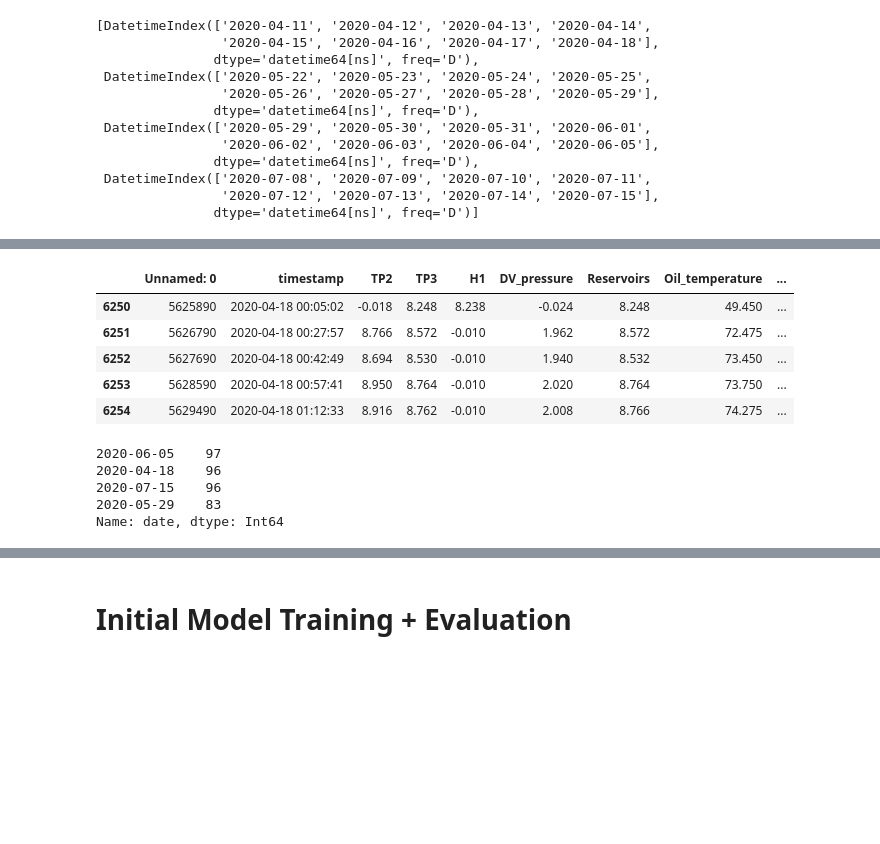
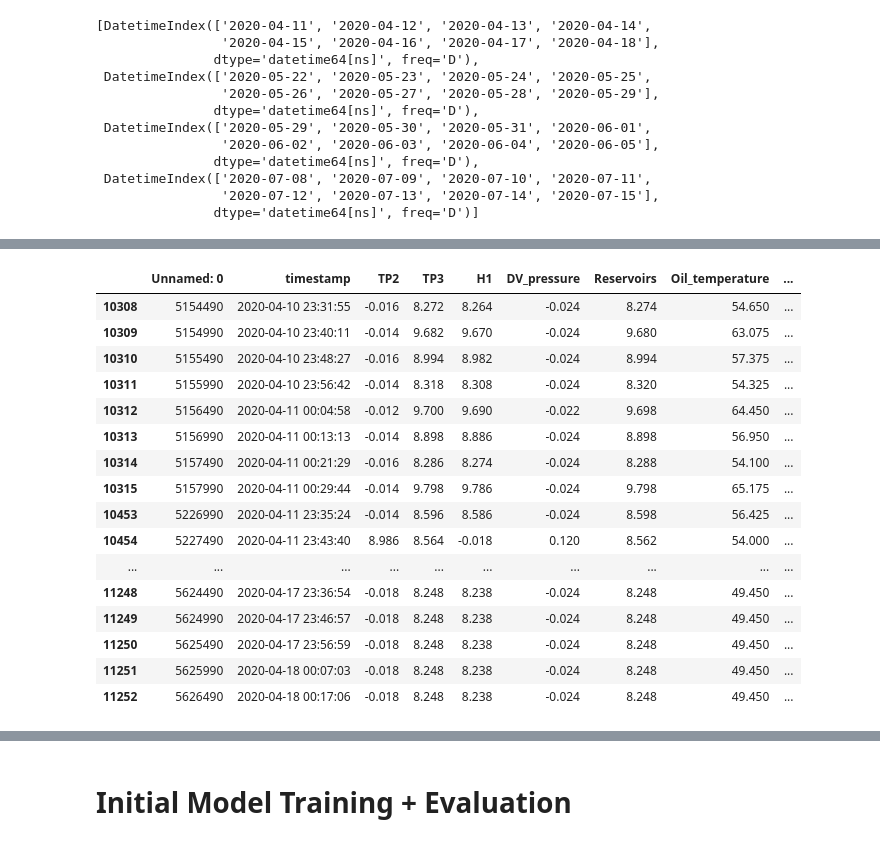
Before and after one commit to Dave-Codes/Predictive-Maintenance, a Jupyter notebook: predictive-maintenance-metropt-3.ipynb, the cells around one changed output, grey strips where cells are left out. Drawn from its saved outputs; the diff is of its cells as text; code cells hidden in the pictures; blank space fills up the shorter version.

```diff
--- a/predictive-maintenance-metropt-3.ipynb
+++ b/predictive-maintenance-metropt-3.ipynb
@@ -161,10 +147,3 @@ fail_ranges
  DatetimeIndex(['2020-07-08', '2020-07-09', '2020-07-10', '2020-07-11',
                 '2020-07-12', '2020-07-13', '2020-07-14', '2020-07-15'],
                dtype='datetime64[ns]', freq='D')]
-# %%
-# Converting the timestamp column to the pandas datetime date type
-metro_df_large['timestamp'] = pd.to_datetime(metro_df_large['timestamp'])
-print(metro_df_large.timestamp.dtype)
-
-metro_df_large['date'] = metro_df_large['timestamp'].dt.date.astype('string')
-metro_df_large.dtypes
@@ -192,3 +149,0 @@ dtype: object
-# %%
-metro_df_large['date'] = metro_df_large['date']
-metro_df_large['date'].head()
@@ -214,5 +159,5 @@ dates_regex = '|'.join(failure_dates)
-# %%
-metro_df_large['fail_state'] = metro_df_large['date'].str.contains(dates_regex)
+# %%
+metro_df_large['fail_state'] = metro_df_large.timestamp.dt.round('H').isin(fail_ranges[0])
 # %%
 metro_df_large['fail_state'].value_counts()
 # %% [output]
@@ -231,19 +176,22 @@ metro_df_large.head()
 # %%
 failed_df = metro_df_large.loc[metro_df_large['fail_state'] == 1]
 #failed_df['date'] = failed_df.timestamp.dt.date
-failed_df.head()
+failed_df
 # %% [output]
 |  | Unnamed: 0 | timestamp | TP2 | TP3 | H1 | DV_pressure | Reservoirs | Oil_temperature | ... |
-| 6250 | 5625890 | 2020-04-18 00:05:02 | -0.018 | 8.248 | 8.238 | -0.024 | 8.248 | 49.450 | ... |
-| 6251 | 5626790 | 2020-04-18 00:27:57 | 8.766 | 8.572 | -0.010 | 1.962 | 8.572 | 72.475 | ... |
-| 6252 | 5627690 | 2020-04-18 00:42:49 | 8.694 | 8.530 | -0.010 | 1.940 | 8.532 | 73.450 | ... |
-| 6253 | 5628590 | 2020-04-18 00:57:41 | 8.950 | 8.764 | -0.010 | 2.020 | 8.764 | 73.750 | ... |
-| 6254 | 5629490 | 2020-04-18 01:12:33 | 8.916 | 8.762 | -0.010 | 2.008 | 8.766 | 74.275 | ... |
+| 10308 | 5154490 | 2020-04-10 23:31:55 | -0.016 | 8.272 | 8.264 | -0.024 | 8.274 | 54.650 | ... |
+| 10309 | 5154990 | 2020-04-10 23:40:11 | -0.014 | 9.682 | 9.670 | -0.024 | 9.680 | 63.075 | ... |
+| 10310 | 5155490 | 2020-04-10 23:48:27 | -0.016 | 8.994 | 8.982 | -0.024 | 8.994 | 57.375 | ... |
+| 10311 | 5155990 | 2020-04-10 23:56:42 | -0.014 | 8.318 | 8.308 | -0.024 | 8.320 | 54.325 | ... |
+| 10312 | 5156490 | 2020-04-11 00:04:58 | -0.012 | 9.700 | 9.690 | -0.022 | 9.698 | 64.450 | ... |
+| 10313 | 5156990 | 2020-04-11 00:13:13 | -0.014 | 8.898 | 8.886 | -0.024 | 8.898 | 56.950 | ... |
+| 10314 | 5157490 | 2020-04-11 00:21:29 | -0.016 | 8.286 | 8.274 | -0.024 | 8.288 | 54.100 | ... |
+| 10315 | 5157990 | 2020-04-11 00:29:44 | -0.014 | 9.798 | 9.786 | -0.024 | 9.798 | 65.175 | ... |
+| 10453 | 5226990 | 2020-04-11 23:35:24 | -0.014 | 8.596 | 8.586 | -0.024 | 8.598 | 56.425 | ... |
+| 10454 | 5227490 | 2020-04-11 23:43:40 | 8.986 | 8.564 | -0.018 | 0.120 | 8.562 | 54.000 | ... |
+| ... | ... | ... | ... | ... | ... | ... | ... | ... | ... |
+| 11248 | 5624490 | 2020-04-17 23:36:54 | -0.018 | 8.248 | 8.238 | -0.024 | 8.248 | 49.450 | ... |
+| 11249 | 5624990 | 2020-04-17 23:46:57 | -0.018 | 8.248 | 8.238 | -0.024 | 8.248 | 49.450 | ... |
+| 11250 | 5625490 | 2020-04-17 23:56:59 | -0.018 | 8.248 | 8.238 | -0.024 | 8.248 | 49.450 | ... |
+| 11251 | 5625990 | 2020-04-18 00:07:03 | -0.018 | 8.248 | 8.238 | -0.024 | 8.248 | 49.450 | ... |
+| 11252 | 5626490 | 2020-04-18 00:17:06 | -0.018 | 8.248 | 8.238 | -0.024 | 8.248 | 49.450 | ... |
-# %%
-failed_df.date.value_counts()
-# %% [output]
-2020-06-05    97
-2020-04-18    96
-2020-07-15    96
-2020-05-29    83
-Name: date, dtype: Int64
```
Also changed, not shown: parts of 22 cells of this notebook.
